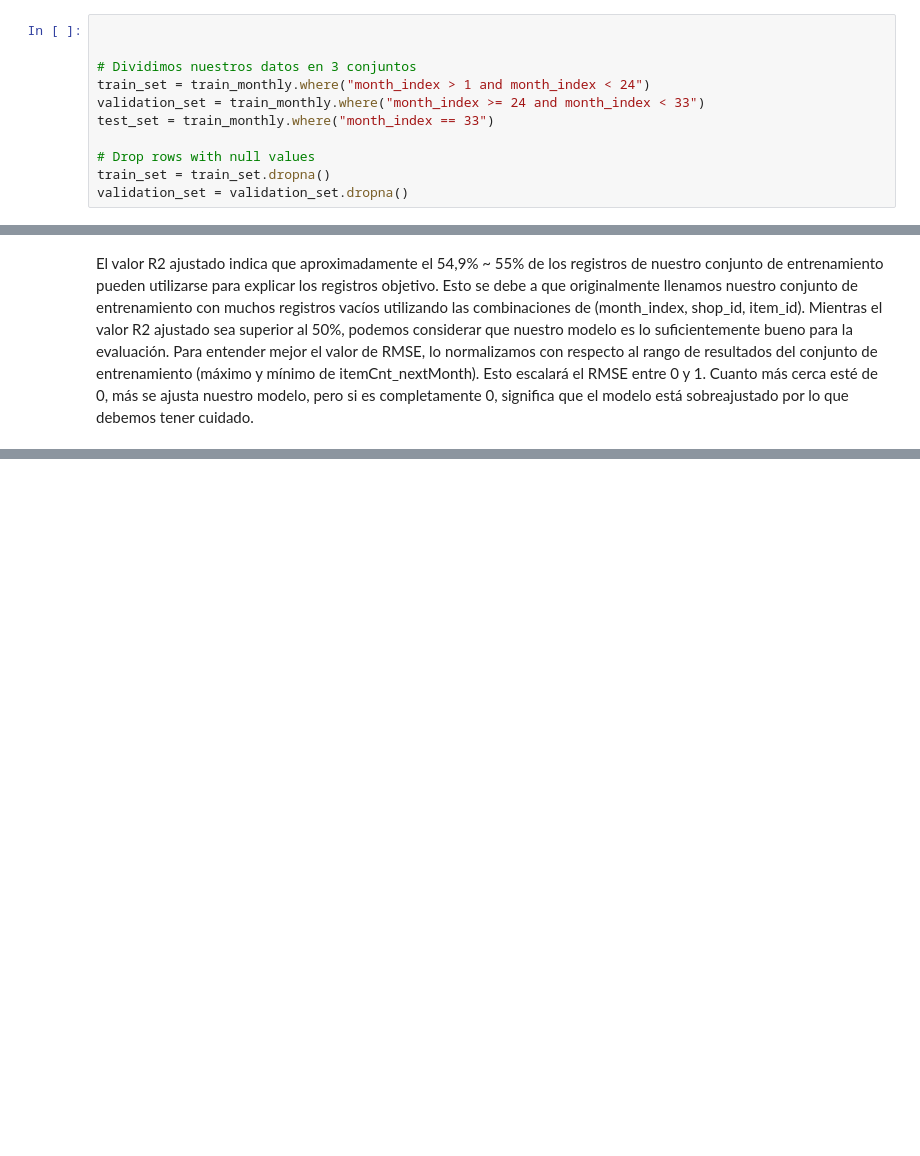
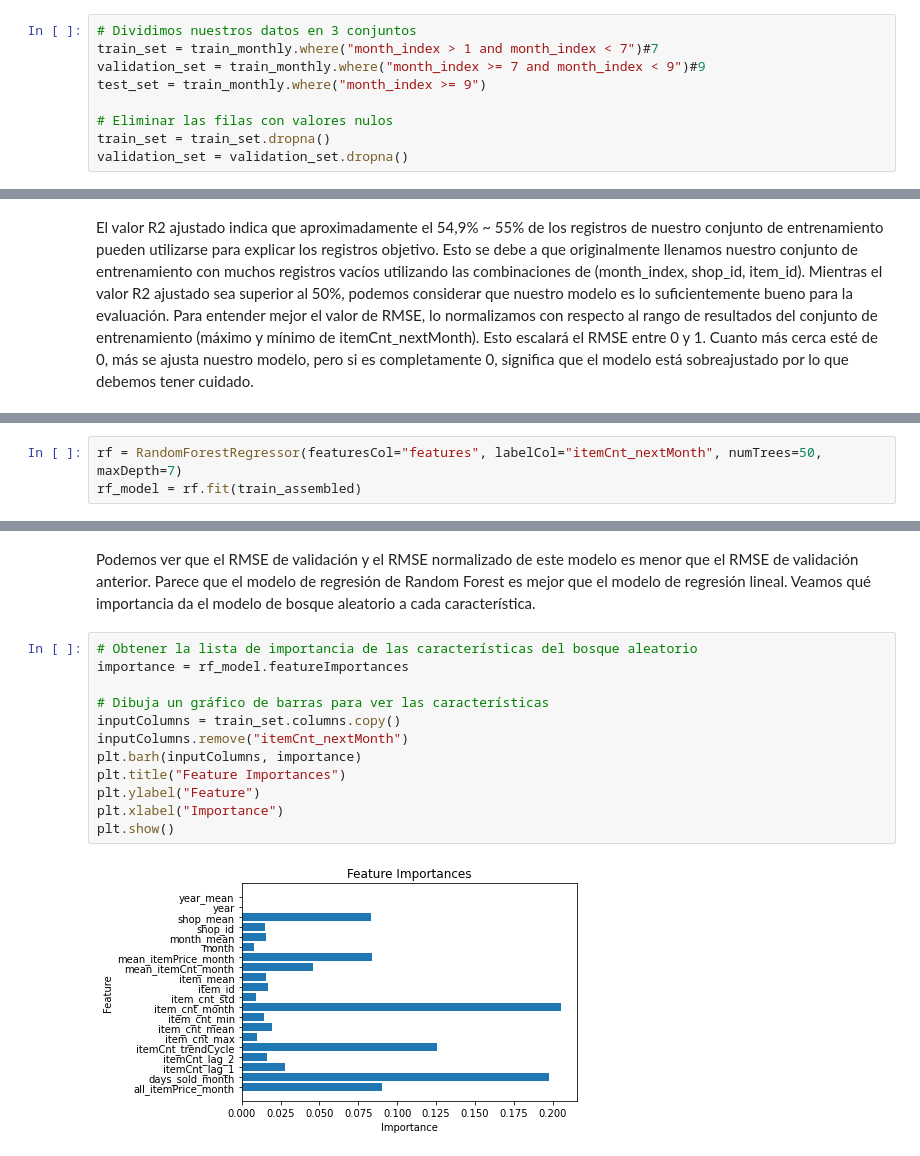
Before and after one commit to ErikFantomex/Pysparkproject, a Jupyter notebook: ProyectoSCS.ipynb, the cells around one changed output, grey strips where cells are left out. Drawn from its saved outputs; the diff is of its cells as text; blank space fills up the shorter version.

```diff
--- a/ProyectoSCS.ipynb
+++ b/ProyectoSCS.ipynb
@@ -370,12 +315,10 @@ First 10 samples:
 # %%
+# Dividimos nuestros datos en 3 conjuntos
+train_set = train_monthly.where("month_index > 1 and month_index < 7")#7
+validation_set = train_monthly.where("month_index >= 7 and month_index < 9")#9
+test_set = train_monthly.where("month_index >= 9")
 
-
-# Dividimos nuestros datos en 3 conjuntos
-train_set = train_monthly.where("month_index > 1 and month_index < 24")
-validation_set = train_monthly.where("month_index >= 24 and month_index < 33")
-test_set = train_monthly.where("month_index == 33")
-
-# Drop rows with null values
+# Eliminar las filas con valores nulos
 train_set = train_set.dropna()
 validation_set = validation_set.dropna()
 # %%
@@ -559,0 +509,3 @@ Normalized validation RMSE: 0.003052499938112788
+# %%
+rf = RandomForestRegressor(featuresCol="features", labelCol="itemCnt_nextMonth", numTrees=50, maxDepth=7)
+rf_model = rf.fit(train_assembled)
@@ -559,0 +527,16 @@ Normalized validation RMSE: 0.003052499938112788
+# %% [markdown]
+Podemos ver que el RMSE de validación y el RMSE normalizado de este modelo es menor que el RMSE de validación anterior. Parece que el modelo de regresión de Random Forest es mejor que el modelo de regresión lineal. Veamos qué importancia da el modelo de bosque aleatorio a cada característica.
+# %%
+# Obtener la lista de importancia de las características del bosque aleatorio
+importance = rf_model.featureImportances
+
+# Dibuja un gráfico de barras para ver las características
+inputColumns = train_set.columns.copy()
+inputColumns.remove("itemCnt_nextMonth")
+plt.barh(inputColumns, importance)
+plt.title("Feature Importances")
+plt.ylabel("Feature")
+plt.xlabel("Importance")
+plt.show()
+# %% [output]
+[figure, added]
```
Also changed, not shown: parts of 59 cells of this notebook.
